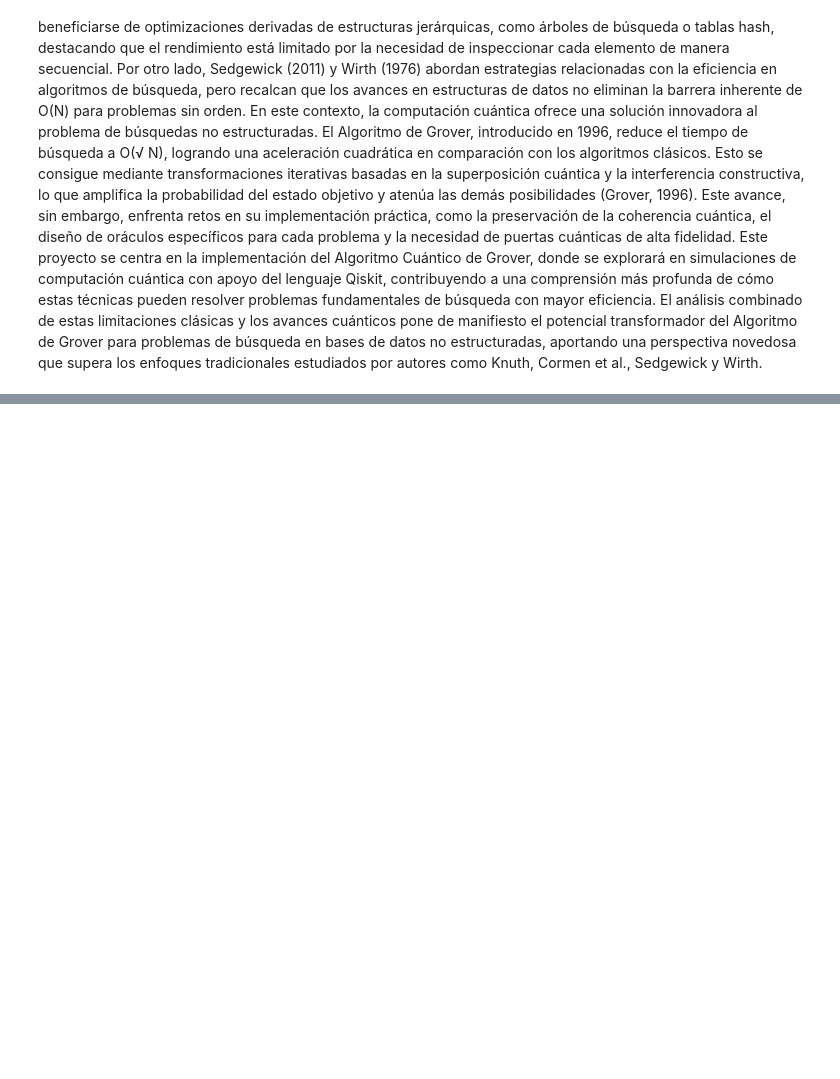
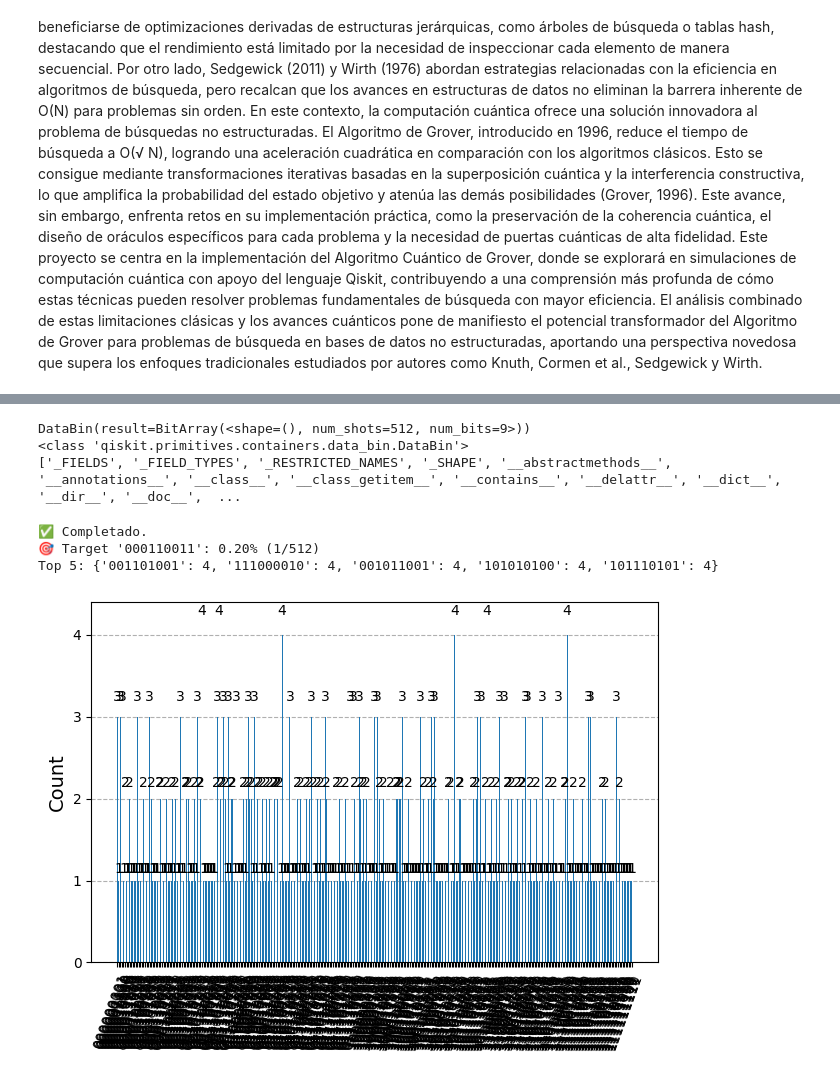
Before and after one commit to Stivenalp/Algoritmo-de-grover, a Jupyter notebook: grover_busqueda_1millon.ipynb, the cells around one changed output, grey strips where cells are left out. Saved outputs shown, nothing was run; the diff lists cells and outputs as text; code cells hidden in the pictures; blank space fills up the shorter version.

```diff
--- a/grover_busqueda_1millon.ipynb
+++ b/grover_busqueda_1millon.ipynb
@@ -483,0 +1312,16 @@ Top 5 resultados:
+# %%
+from qiskit_ibm_runtime import QiskitRuntimeService
+
+service = QiskitRuntimeService(
+    channel='ibm_quantum_platform',
+    instance='crn:v1:bluemix:public:quantum-computing:us-east:a/d2f9bb2572764344be2867623b3caf82:6efa08cc-52d5-45f4-901a-16a31ba092c2::'
+)
+job = service.job('d3qt6v5q5lhs73bcverg')
+job_result = job.result()
+
+# To get counts for a particular pub result, use
+#
+# pub_result = job_result[<idx>].data.<classical register>.get_counts()
+#
+# where <idx> is the index of the pub and <classical register> is the name of the classical register.
+# You can use circuit.cregs to find the name of the classical registers.
@@ -483,0 +1330,32 @@ Top 5 resultados:
+# %%
+print(res.data)
+print(type(res.data))
+# También imprime qué atributos tiene:
+print(dir(res.data))
+# %% [output]
+DataBin(result=BitArray(<shape=(), num_shots=512, num_bits=9>))
+<class 'qiskit.primitives.containers.data_bin.DataBin'>
+['_FIELDS', '_FIELD_TYPES', '_RESTRICTED_NAMES', '_SHAPE', '__abstractmethods__', '__annotations__', '__class__', '__class_getitem__', '__contains__', '__delattr__', '__dict__', '__dir__', '__doc__',  ...
+# %%
+result = job.result()
+res = result[0]
+bit_array = res.data.result  # Aquí está el BitArray
+
+# Esto convierte la matriz de bits a un dict de counts
+counts = bit_array.get_counts()
+
+print("✅ Completado.")
+
+# --- Verificación ---
+target_bitstring = format(target_number, f'0{n}b')
+prob_target = counts.get(target_bitstring, 0) / shots * 100
+print(f"🎯 Target '{target_bitstring}': {prob_target:.2f}% ({counts.get(target_bitstring, 0)}/{shots})")
+print("Top 5:", dict(sorted(counts.items(), key=lambda x: x[1], reverse=True)[:5]))
+# %% [output]
+✅ Completado.
+🎯 Target '000110011': 0.20% (1/512)
+Top 5: {'001101001': 4, '111000010': 4, '001011001': 4, '101010100': 4, '101110101': 4}
+# %%
+plot_histogram(counts)
+# %% [output]
+[figure, added]
```
Also changed, not shown: parts of 44 cells of this notebook.
